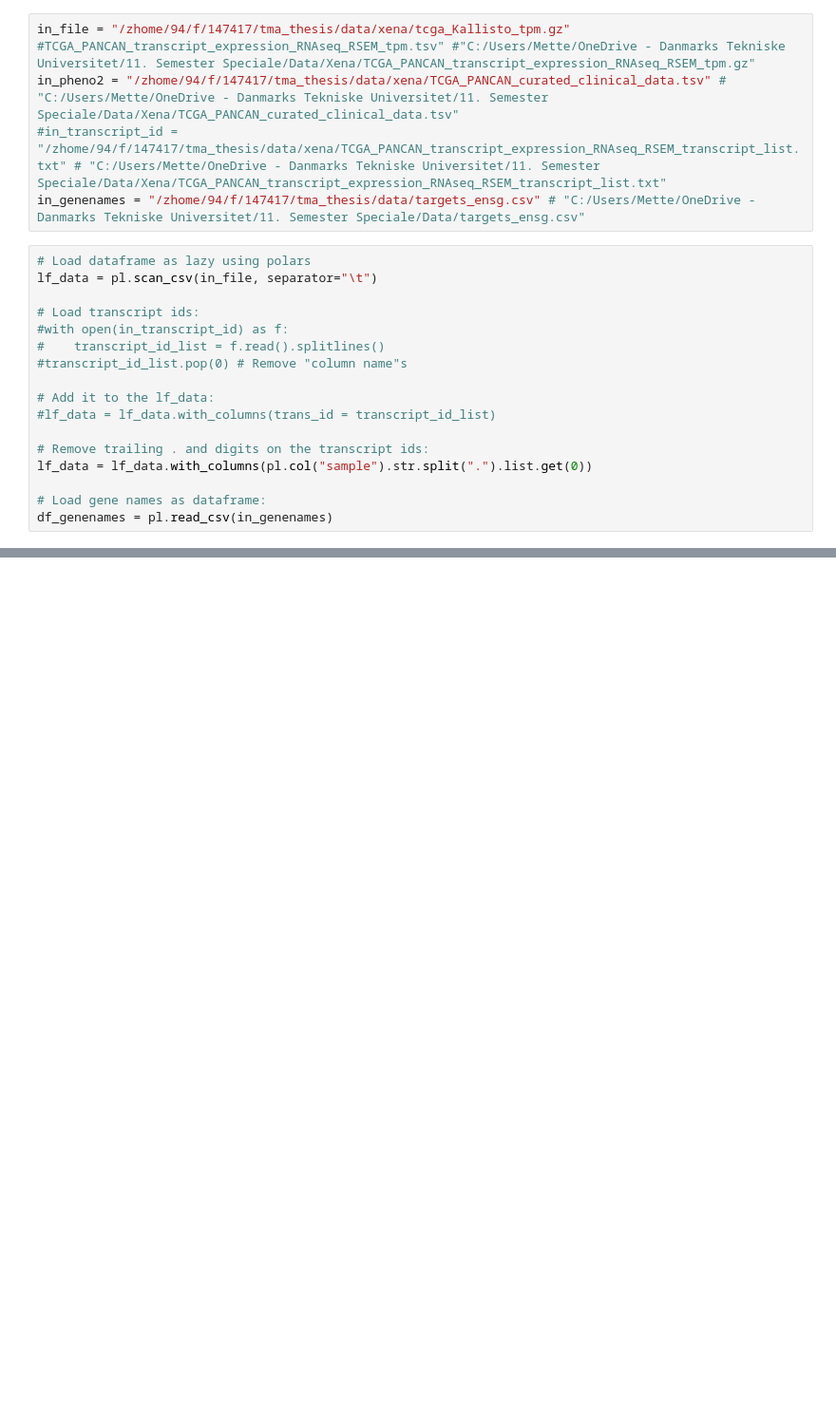
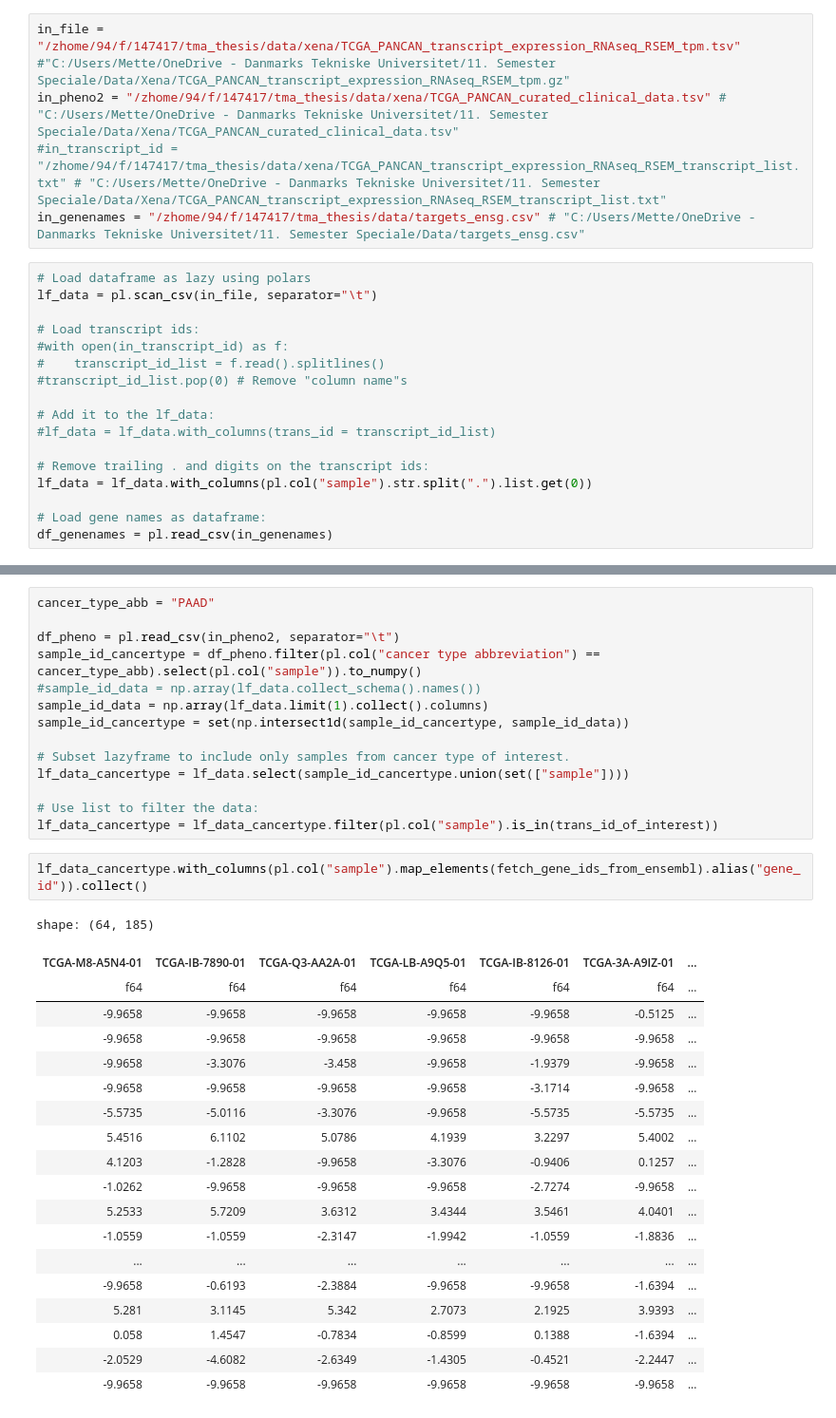
Before and after one commit to MetteBoge/TMA_thesis, a Jupyter notebook: wrangle_transcript_data_PANCAN.ipynb, the cells around one changed output, grey strips where cells are left out. Shown: that part at 95% size. Cells and saved outputs as stored; diff of their text form; blank space fills up the shorter version.

```diff
--- a/wrangle_transcript_data_PANCAN.ipynb
+++ b/wrangle_transcript_data_PANCAN.ipynb
@@ -28,7 +29,7 @@ document_url = "https://toil-xena-hub.s3.us-east-1.amazonaws.com/download/tcga_r
 #                if chunk:
 #                    f.write(chunk)
 # %%
-in_file = "/zhome/94/f/147417/tma_thesis/data/xena/tcga_Kallisto_tpm.gz" #TCGA_PANCAN_transcript_expression_RNAseq_RSEM_tpm.tsv" #"C:/Users/Mette/OneDrive - Danmarks Tekniske Universitet/11. Semester Speciale/Data/Xena/TCGA_PANCAN_transcript_expression_RNAseq_RSEM_tpm.gz"
+in_file = "/zhome/94/f/147417/tma_thesis/data/xena/TCGA_PANCAN_transcript_expression_RNAseq_RSEM_tpm.tsv" #"C:/Users/Mette/OneDrive - Danmarks Tekniske Universitet/11. Semester Speciale/Data/Xena/TCGA_PANCAN_transcript_expression_RNAseq_RSEM_tpm.gz"
 in_pheno2 = "/zhome/94/f/147417/tma_thesis/data/xena/TCGA_PANCAN_curated_clinical_data.tsv" # "C:/Users/Mette/OneDrive - Danmarks Tekniske Universitet/11. Semester Speciale/Data/Xena/TCGA_PANCAN_curated_clinical_data.tsv"
 #in_transcript_id = "/zhome/94/f/147417/tma_thesis/data/xena/TCGA_PANCAN_transcript_expression_RNAseq_RSEM_transcript_list.txt" # "C:/Users/Mette/OneDrive - Danmarks Tekniske Universitet/11. Semester Speciale/Data/Xena/TCGA_PANCAN_transcript_expression_RNAseq_RSEM_transcript_list.txt"
 in_genenames = "/zhome/94/f/147417/tma_thesis/data/targets_ensg.csv" # "C:/Users/Mette/OneDrive - Danmarks Tekniske Universitet/11. Semester Speciale/Data/targets_ensg.csv"
@@ -100,0 +135,36 @@ for c_type in cancer_type_list:
+# %%
+cancer_type_abb = "PAAD"
+
+df_pheno = pl.read_csv(in_pheno2, separator="\t")
+sample_id_cancertype = df_pheno.filter(pl.col("cancer type abbreviation") == cancer_type_abb).select(pl.col("sample")).to_numpy()
+#sample_id_data = np.array(lf_data.collect_schema().names())
+sample_id_data = np.array(lf_data.limit(1).collect().columns)
+sample_id_cancertype = set(np.intersect1d(sample_id_cancertype, sample_id_data))
+
+# Subset lazyframe to include only samples from cancer type of interest.
+lf_data_cancertype = lf_data.select(sample_id_cancertype.union(set(["sample"])))
+
+# Use list to filter the data:
+lf_data_cancertype = lf_data_cancertype.filter(pl.col("sample").is_in(trans_id_of_interest))
+# %%
+lf_data_cancertype.with_columns(pl.col("sample").map_elements(fetch_gene_ids_from_ensembl).alias("gene_id")).collect()
+# %% [output]
+shape: (64, 185)
+| TCGA-M8-A5N4-01 | TCGA-IB-7890-01 | TCGA-Q3-AA2A-01 | TCGA-LB-A9Q5-01 | TCGA-IB-8126-01 | TCGA-3A-A9IZ-01 | ... |
+| f64 | f64 | f64 | f64 | f64 | f64 | ... |
+| -9.9658 | -9.9658 | -9.9658 | -9.9658 | -9.9658 | -0.5125 | ... |
+| -9.9658 | -9.9658 | -9.9658 | -9.9658 | -9.9658 | -9.9658 | ... |
+| -9.9658 | -3.3076 | -3.458 | -9.9658 | -1.9379 | -9.9658 | ... |
+| -9.9658 | -9.9658 | -9.9658 | -9.9658 | -3.1714 | -9.9658 | ... |
+| -5.5735 | -5.0116 | -3.3076 | -9.9658 | -5.5735 | -5.5735 | ... |
+| 5.4516 | 6.1102 | 5.0786 | 4.1939 | 3.2297 | 5.4002 | ... |
+| 4.1203 | -1.2828 | -9.9658 | -3.3076 | -0.9406 | 0.1257 | ... |
+| -1.0262 | -9.9658 | -9.9658 | -9.9658 | -2.7274 | -9.9658 | ... |
+| 5.2533 | 5.7209 | 3.6312 | 3.4344 | 3.5461 | 4.0401 | ... |
+| -1.0559 | -1.0559 | -2.3147 | -1.9942 | -1.0559 | -1.8836 | ... |
+| ... | ... | ... | ... | ... | ... | ... |
+| -9.9658 | -0.6193 | -2.3884 | -9.9658 | -9.9658 | -1.6394 | ... |
+| 5.281 | 3.1145 | 5.342 | 2.7073 | 2.1925 | 3.9393 | ... |
+| 0.058 | 1.4547 | -0.7834 | -0.8599 | 0.1388 | -1.6394 | ... |
+| -2.0529 | -4.6082 | -2.6349 | -1.4305 | -0.4521 | -2.2447 | ... |
+| -9.9658 | -9.9658 | -9.9658 | -9.9658 | -9.9658 | -9.9658 | ... |
```
Also changed, not shown: parts of 8 cells of this notebook.
